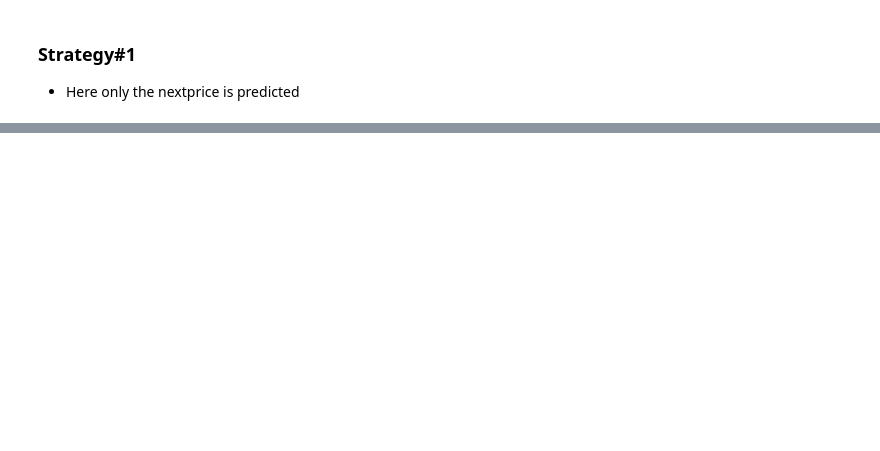
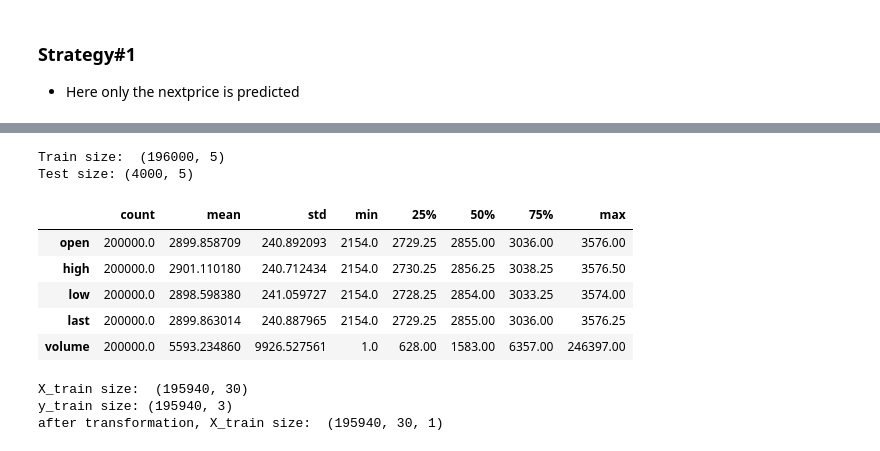
Before and after one commit to arjunjanamatti/finance_and_trading, a Jupyter notebook: lstm_futures_forecasting.ipynb, the cells around one changed output, grey strips where cells are left out. Cells and saved outputs as stored; diff of their text form; code cells hidden in the pictures; blank space fills up the shorter version.

```diff
--- a/lstm_futures_forecasting.ipynb
+++ b/lstm_futures_forecasting.ipynb
@@ -135,0 +136,27 @@ y_test size: (4000, 1)
+# %%
+# load the dataframe
+df = pd.read_csv('/content/drive/My Drive/Colab Notebooks/lstm_stocks/excel_data.txt', delimiter  = '\t')
+df = df.set_index('Date Time')
+df.columns = ['open', 'high', 'low', 'last', 'volume', 'num_of_trades']
+df = df.drop(labels = 'num_of_trades', axis = 1)
+
+# reverse such that latest dates are in the last
+df = df[::-1]
+
+# split to training and testing data
+train_set = df[:int(len(df)*0.98)].values
+test_set = df[int(len(df)*0.98):].values
+print("Train size: ",train_set.shape)
+print("Test size:",test_set.shape)
+# %% [output]
+Train size:  (196000, 5)
+Test size: (4000, 5)
+# %%
+df.describe().T
+# %% [output]
+|  | count | mean | std | min | 25% | 50% | 75% | max |
+| open | 200000.0 | 2899.858709 | 240.892093 | 2154.0 | 2729.25 | 2855.00 | 3036.00 | 3576.00 |
+| high | 200000.0 | 2901.110180 | 240.712434 | 2154.0 | 2730.25 | 2856.25 | 3038.25 | 3576.50 |
+| low | 200000.0 | 2898.598380 | 241.059727 | 2154.0 | 2728.25 | 2854.00 | 3033.25 | 3574.00 |
+| last | 200000.0 | 2899.863014 | 240.887965 | 2154.0 | 2729.25 | 2855.00 | 3036.00 | 3576.25 |
+| volume | 200000.0 | 5593.234860 | 9926.527561 | 1.0 | 628.00 | 1583.00 | 6357.00 | 246397.00 |
@@ -135,0 +173,30 @@ y_test size: (4000, 1)
+# %%
+# arrange data for X_train and y_train
+# number_of_values is the number of time frame used as X_train for y_train
+number_of_values = 30
+# future_time_predict = 6
+X_train, y_train = [], []
+column = 0
+train_set_series = train_set[:,0]
+for i in range(number_of_values, len(train_set_series) - number_of_values):
+  X_train.append(train_set_series[i-number_of_values:i])
+  #here we will predict the open price, hence column = 0
+  y_train.append(train_set_series[i:i+int(number_of_values * 0.1)])
+X_train, y_train = np.array(X_train), np.array(y_train)
+# y_train = np.reshape(y_train, (-1,1))
+print("X_train size: ",X_train.shape)
+print("y_train size:",y_train.shape)
+
+# normalizing the dataset
+x_scaler = MinMaxScaler()
+X_train = x_scaler.fit_transform(X_train)
+y_scaler = MinMaxScaler()
+y_train = y_scaler.fit_transform(y_train)
+
+# reshape the inputdata
+X_train = np.reshape(X_train, newshape = (X_train.shape[0], X_train.shape[1], 1))
+print("after transformation, X_train size: ",X_train.shape)
+# %% [output]
+X_train size:  (195940, 30)
+y_train size: (195940, 3)
+after transformation, X_train size:  (195940, 30, 1)
```
Also changed, not shown: parts of 7 cells of this notebook.
